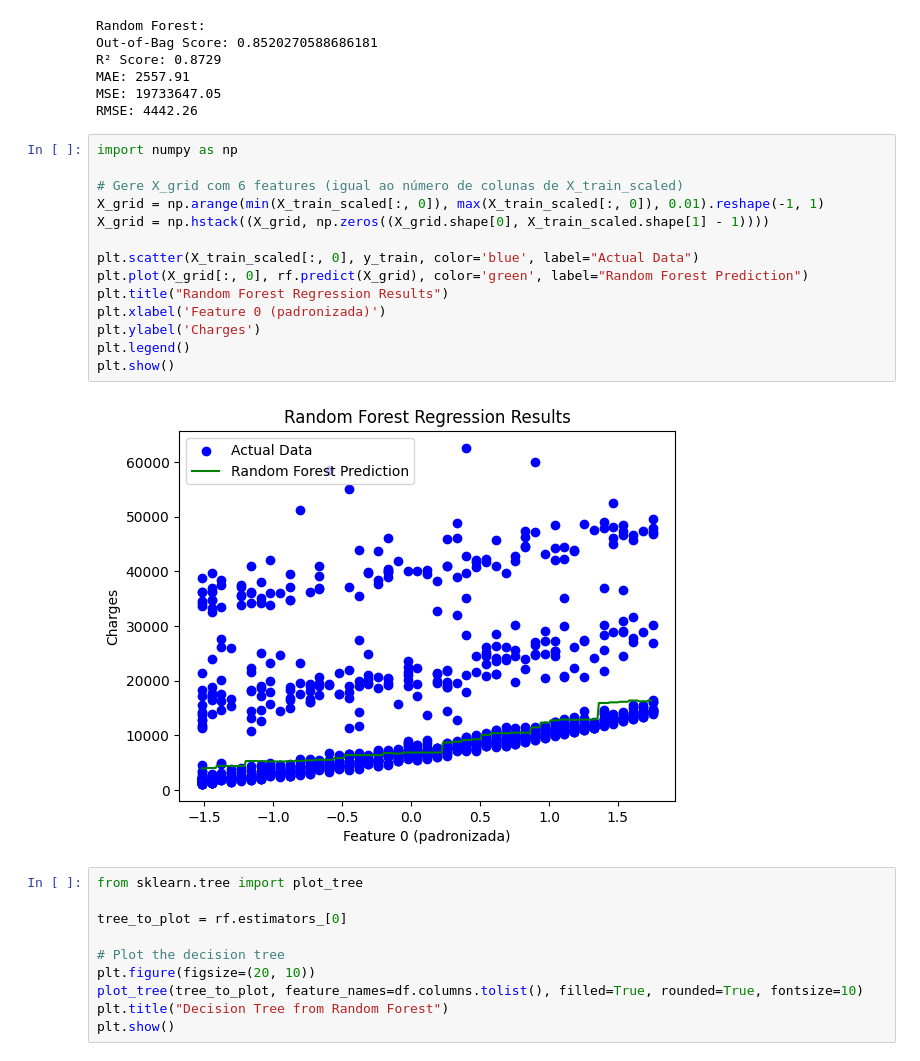
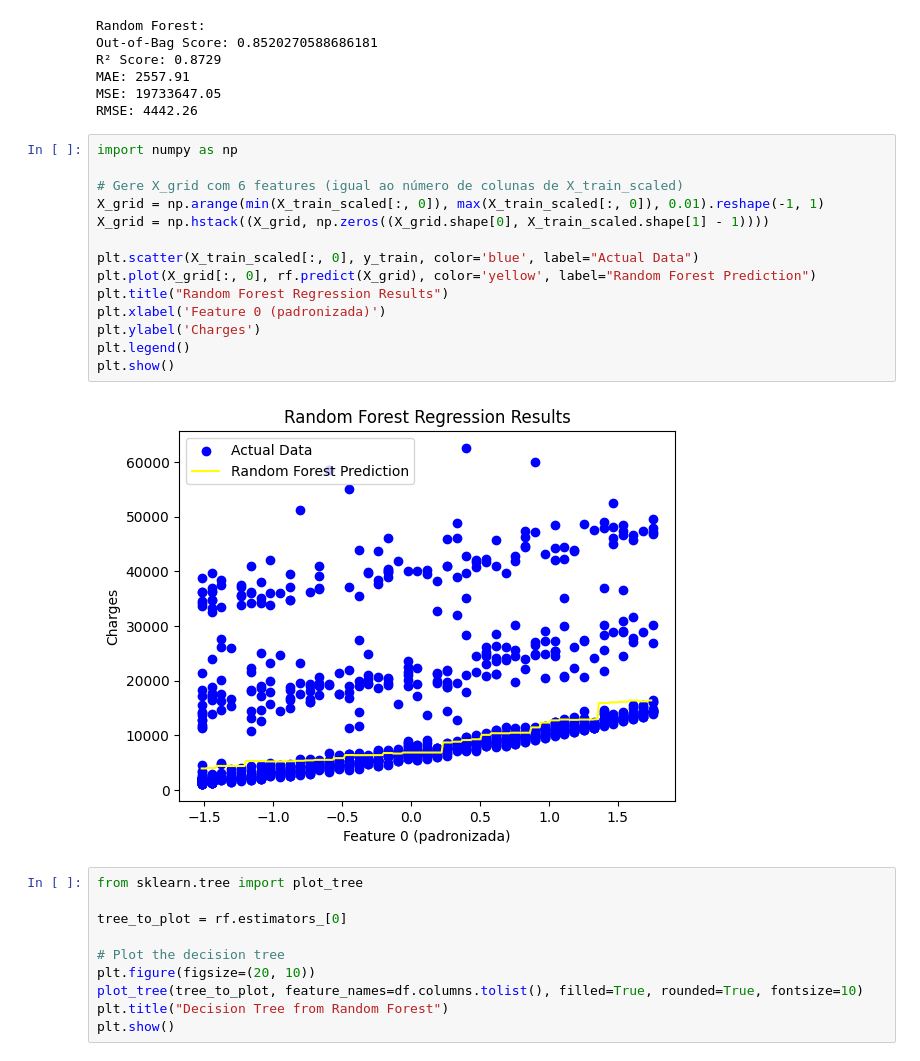
Before and after one commit to Rjoaozinho1/tech_challenge_1, a Jupyter notebook: Tech_Challange_1.ipynb, the cells around one changed output. Saved outputs shown, nothing was run; the diff lists cells and outputs as text.

```diff
--- a/Tech_Challange_1.ipynb
+++ b/Tech_Challange_1.ipynb
@@ -685,19 +754,19 @@ RMSE: 4442.26
 # %%
 import numpy as np
 
 # Gere X_grid com 6 features (igual ao número de colunas de X_train_scaled)
 X_grid = np.arange(min(X_train_scaled[:, 0]), max(X_train_scaled[:, 0]), 0.01).reshape(-1, 1)
 X_grid = np.hstack((X_grid, np.zeros((X_grid.shape[0], X_train_scaled.shape[1] - 1))))
 
 plt.scatter(X_train_scaled[:, 0], y_train, color='blue', label="Actual Data")
-plt.plot(X_grid[:, 0], rf.predict(X_grid), color='green', label="Random Forest Prediction")
+plt.plot(X_grid[:, 0], rf.predict(X_grid), color='yellow', label="Random Forest Prediction")
 plt.title("Random Forest Regression Results")
 plt.xlabel('Feature 0 (padronizada)')
 plt.ylabel('Charges')
 plt.legend()
 plt.show()
 # %% [output]
-[figure, old version]
+[figure, new version]
 # %%
 from sklearn.tree import plot_tree
 
```
Also changed, not shown: parts of 6 cells of this notebook.
